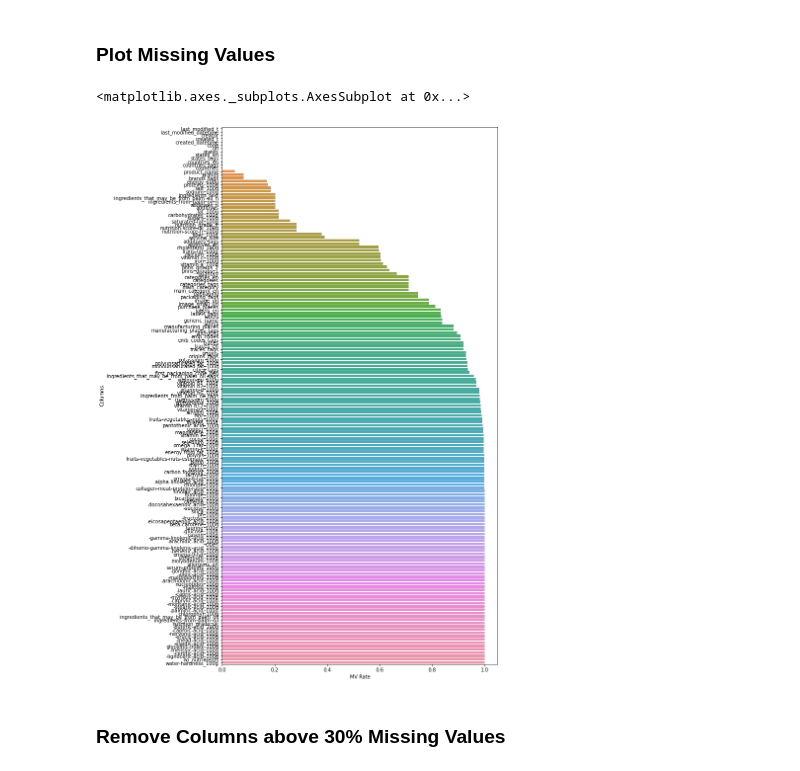
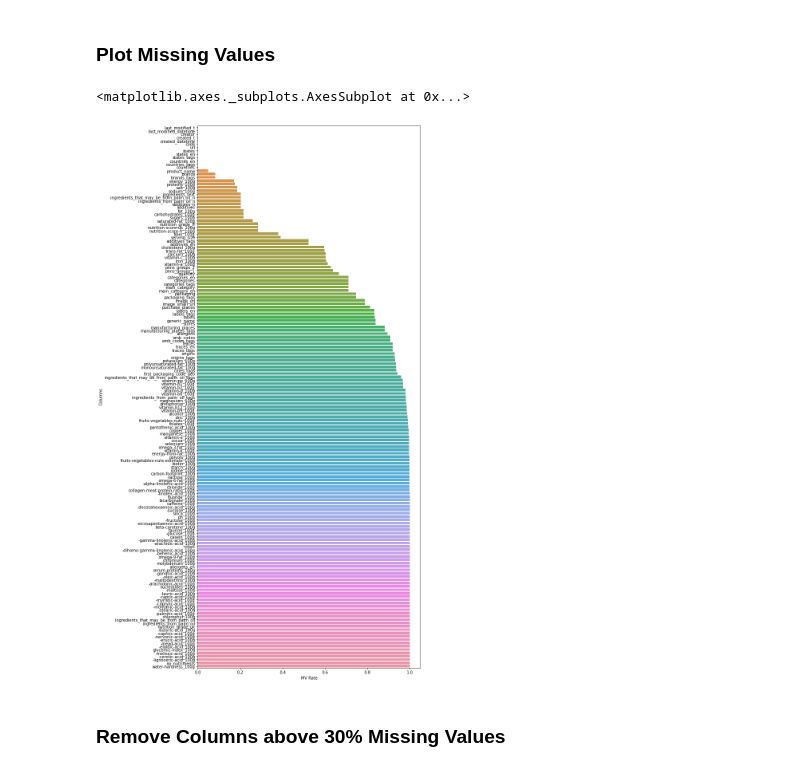
Before and after one commit to gabet2/STAT542, a Jupyter notebook: gabet/0_Preprocess.ipynb, the cells around one changed output. Drawn from its saved outputs; the diff is of its cells as text; code cells hidden in the pictures.

```diff
--- a/gabet/0_Preprocess.ipynb
+++ b/gabet/0_Preprocess.ipynb
@@ -30,11 +31,11 @@ miss_vals = pd.DataFrame(df.isna().mean()).reset_index()
 miss_vals.columns = ["Columns", "MV Rate"]
 miss_vals = miss_vals.sort_values("MV Rate")
 # %%
-plt.figure(figsize = (20, 10))
+plt.figure(figsize = (10, 25))
 sns.barplot("MV Rate", "Columns", data = miss_vals, orient = "h")
 # %% [output]
 <matplotlib.axes._subplots.AxesSubplot at 0x...>
-[figure, old version]
+[figure, new version]
 # %% [markdown]
 ### Remove Columns above 30% Missing Values
 # %%
```
Also changed, not shown: parts of 38 cells of this notebook, 2 other files.
